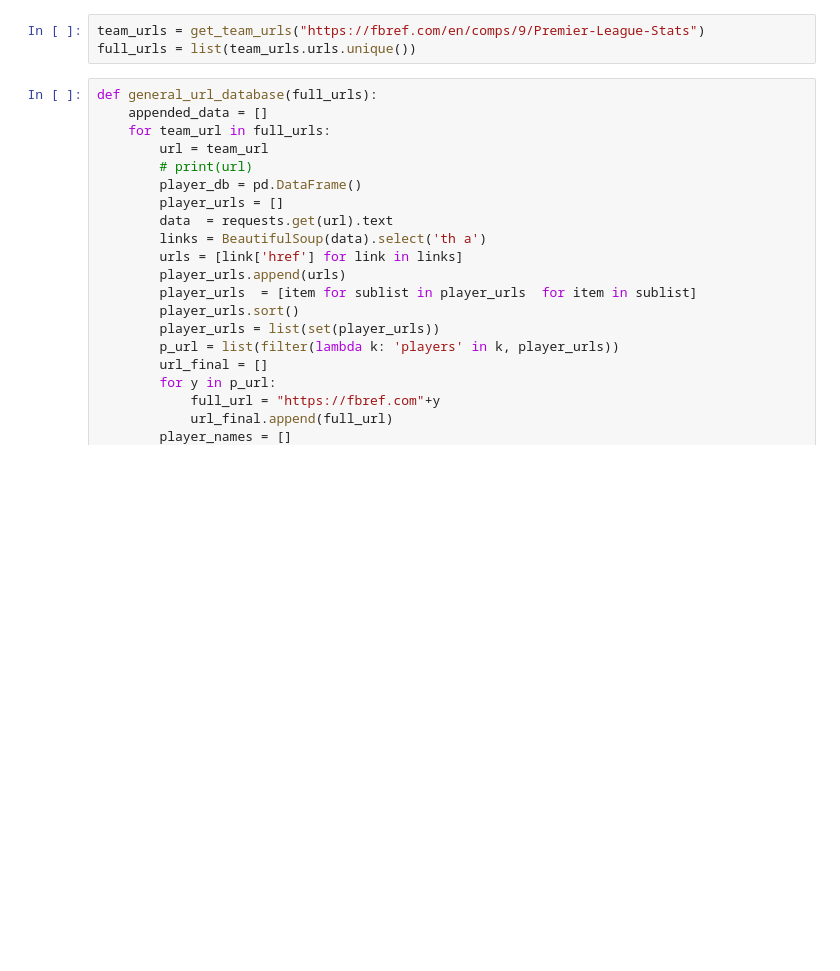
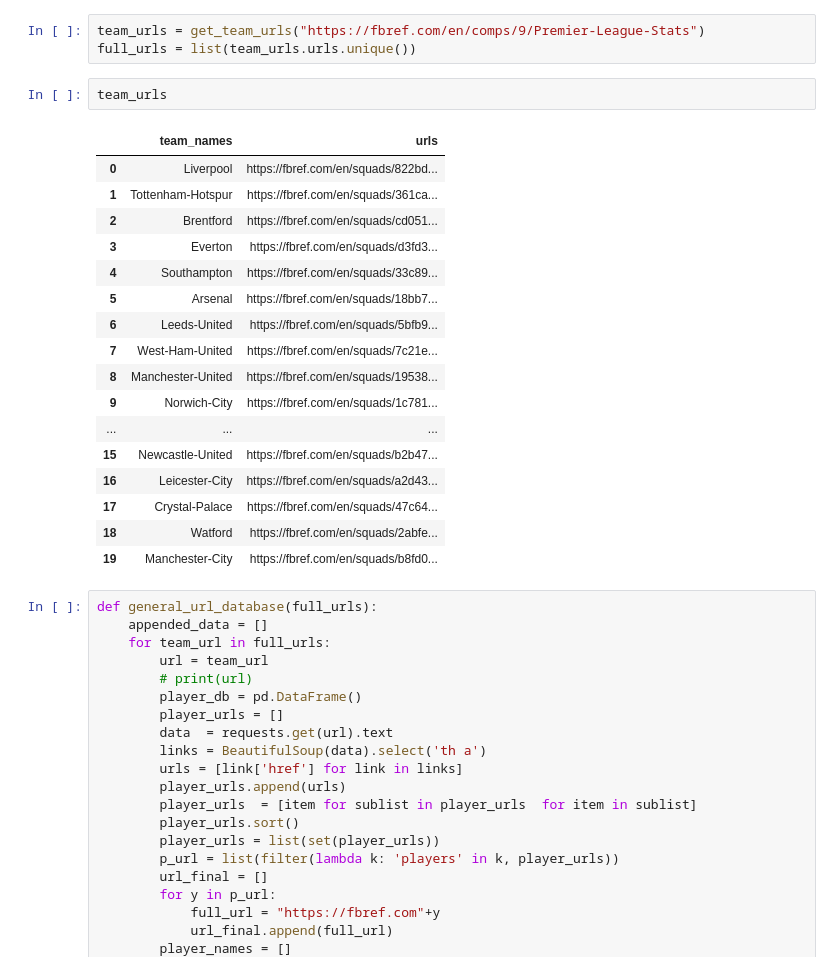
Before and after one commit to steveaq/Webs-Scraping-for-Fooball-Data-, a Jupyter notebook: FBREF - Building a Proxy Database.ipynb, the cells around one changed output. Drawn from its saved outputs; the diff is of its cells as text; blank space fills up the shorter version.

```diff
--- a/FBREF - Building a Proxy Database.ipynb
+++ b/FBREF - Building a Proxy Database.ipynb
@@ -72,6 +76,26 @@ def get_team_urls(x):
 # %%
 team_urls = get_team_urls("https://fbref.com/en/comps/9/Premier-League-Stats")
 full_urls = list(team_urls.urls.unique())
+# %%
+team_urls
+# %% [output]
+|  | team_names | urls |
+| 0 | Liverpool | https://fbref.com/en/squads/822bd... |
+| 1 | Tottenham-Hotspur | https://fbref.com/en/squads/361ca... |
+| 2 | Brentford | https://fbref.com/en/squads/cd051... |
+| 3 | Everton | https://fbref.com/en/squads/d3fd3... |
+| 4 | Southampton | https://fbref.com/en/squads/33c89... |
+| 5 | Arsenal | https://fbref.com/en/squads/18bb7... |
+| 6 | Leeds-United | https://fbref.com/en/squads/5bfb9... |
+| 7 | West-Ham-United | https://fbref.com/en/squads/7c21e... |
+| 8 | Manchester-United | https://fbref.com/en/squads/19538... |
+| 9 | Norwich-City | https://fbref.com/en/squads/1c781... |
+| ... | ... | ... |
+| 15 | Newcastle-United | https://fbref.com/en/squads/b2b47... |
+| 16 | Leicester-City | https://fbref.com/en/squads/a2d43... |
+| 17 | Crystal-Palace | https://fbref.com/en/squads/47c64... |
+| 18 | Watford | https://fbref.com/en/squads/2abfe... |
+| 19 | Manchester-City | https://fbref.com/en/squads/b8fd0... |
 # %%
 def general_url_database(full_urls):
     appended_data = []
```
Also changed, not shown: parts of 13 cells of this notebook.
